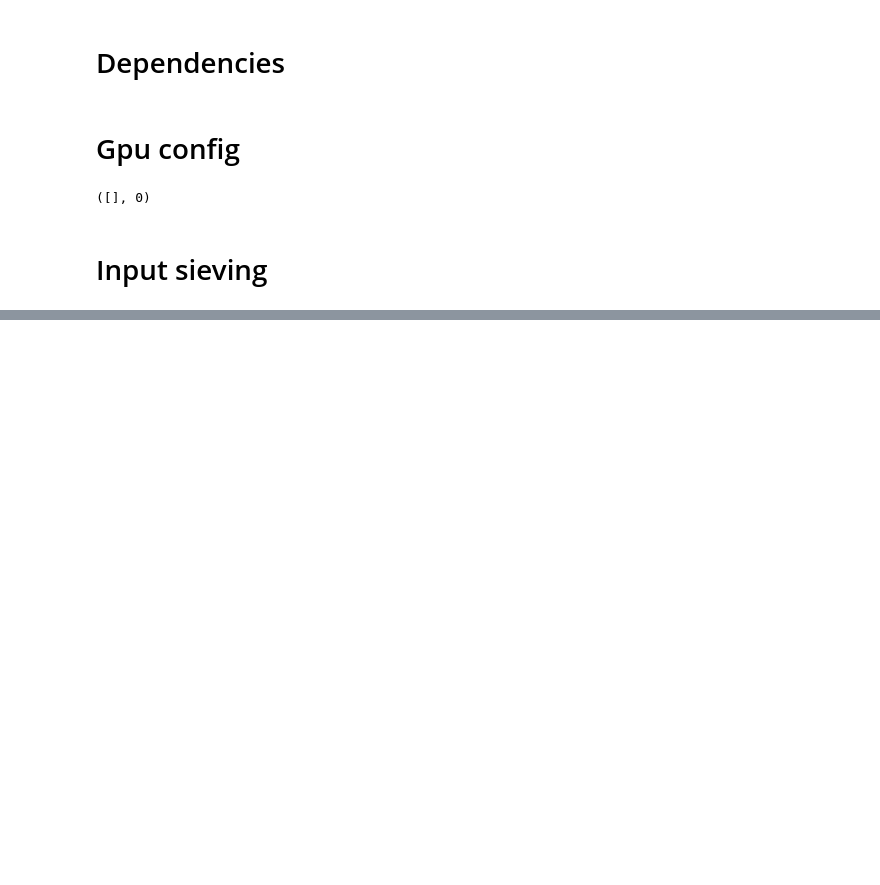
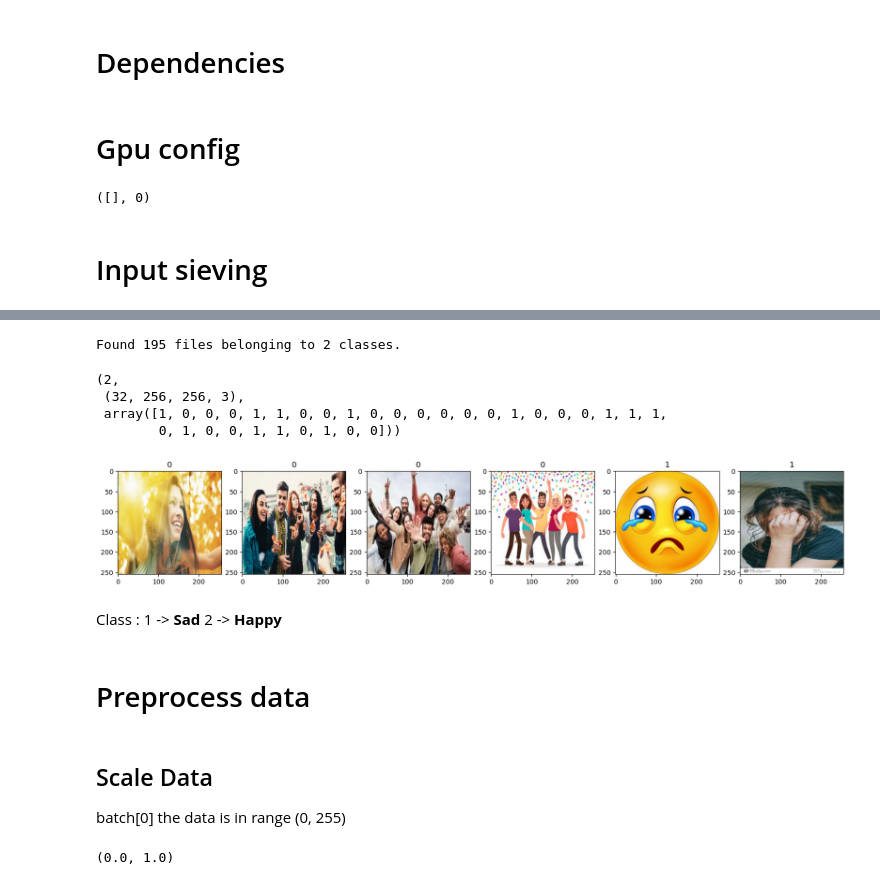
Before and after one commit to mrtaz77/Deep-CNN-Image-Classifier, a Jupyter notebook: Image Classifier.ipynb, the cells around one changed output, grey strips where cells are left out. Cells and saved outputs as stored; diff of their text form; code cells hidden in the pictures; blank space fills up the shorter version.

```diff
--- a/Image Classifier.ipynb
+++ b/Image Classifier.ipynb
@@ -101,0 +113,39 @@ Removing data\sad\b44331f32b964897aa301c90041b8ecd.webp, extension: webp
+# %%
+data = tf.keras.utils.image_dataset_from_directory(data_dir)
+# %% [output]
+Found 195 files belonging to 2 classes.
+# %%
+data_itr = data.as_numpy_iterator()
+# %%
+batch = data_itr.next()
+# %%
+# Images represented as numpy arrays
+len(batch), batch[0].shape, batch[1]
+# %% [output]
+(2,
+ (32, 256, 256, 3),
+ array([1, 0, 0, 0, 1, 1, 0, 0, 1, 0, 0, 0, 0, 0, 0, 1, 0, 0, 0, 1, 1, 1,
+        0, 1, 0, 0, 1, 1, 0, 1, 0, 0]))
+# %%
+def check_img_classes(batch, ncols):
+    fig, ax = plt.subplots(ncols=ncols, figsize=(20,20))
+    for idx, img in enumerate(batch[0][:ncols]):
+        ax[idx].imshow(img.astype(int))
+        ax[idx].title.set_text(batch[1][idx])
+# %%
+check_img_classes(batch,6)
+# %% [output]
+[figure, added]
+# %% [markdown]
+Class : 1 -> __Sad__
+        2 -> __Happy__
+# %% [markdown]
+# Preprocess data
+# %% [markdown]
+## Scale Data
+batch[0] the data is in range (0, 255)
+# %%
+scaled = batch[0]/batch[0].max()
+scaled.min(), scaled.max()
+# %% [output]
+(0.0, 1.0)
```
Also changed, not shown: parts of 9 cells of this notebook.
